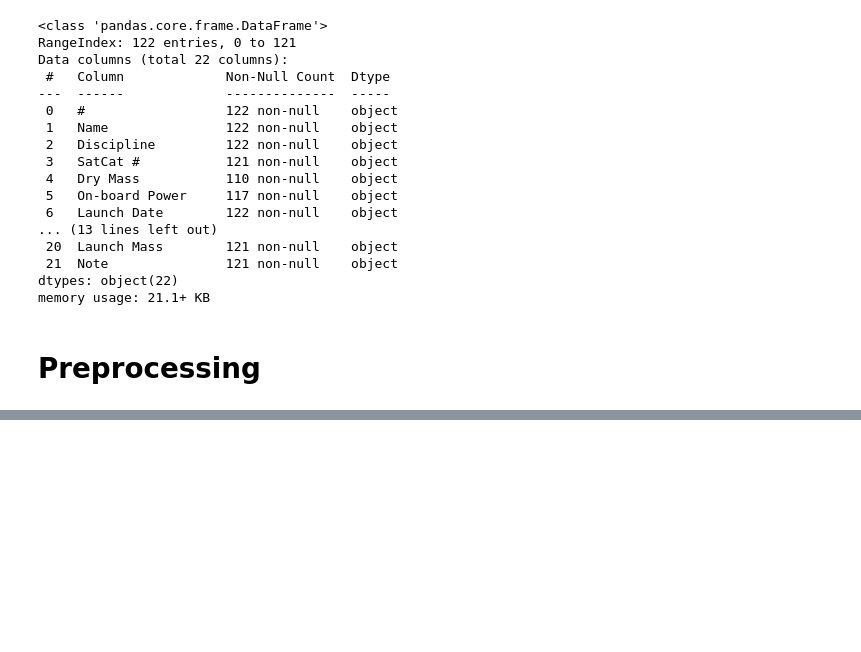
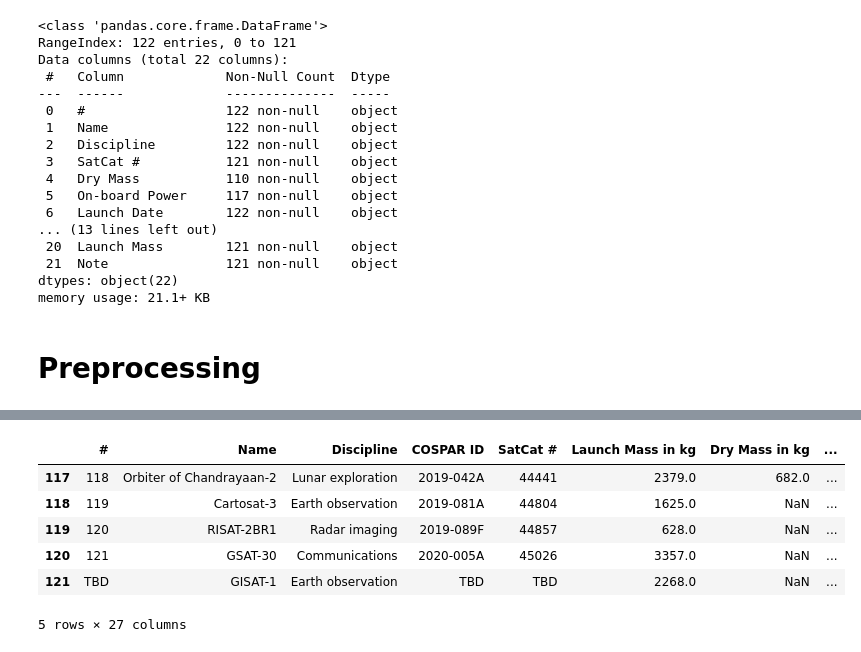
Before and after one commit to imdevskp/isro_missions_list, a Jupyter notebook: wiki_scrap_clean.ipynb, the cells around one changed output, grey strips where cells are left out. Saved outputs shown, nothing was run; the diff lists cells and outputs as text; code cells hidden in the pictures; blank space fills up the shorter version.

```diff
--- a/wiki_scrap_clean.ipynb
+++ b/wiki_scrap_clean.ipynb
@@ -150,0 +572,10 @@ full_table['Launch Date'].str.extract('(\d{1,2})')
+# %%
+full_table.tail()
+# %% [output]
+|  | # | Name | Discipline | COSPAR ID | SatCat # | Launch Mass in kg | Dry Mass in kg | ... |
+| 117 | 118 | Orbiter of Chandrayaan-2 | Lunar exploration | 2019-042A | 44441 | 2379.0 | 682.0 | ... |
+| 118 | 119 | Cartosat-3 | Earth observation | 2019-081A | 44804 | 1625.0 | NaN | ... |
+| 119 | 120 | RISAT-2BR1 | Radar imaging | 2019-089F | 44857 | 628.0 | NaN | ... |
+| 120 | 121 | GSAT-30 | Communications | 2020-005A | 45026 | 3357.0 | NaN | ... |
+| 121 | TBD | GISAT-1 | Earth observation | TBD | TBD | 2268.0 | NaN | ... |
+5 rows × 27 columns
```
Also changed, not shown: parts of 67 cells of this notebook.
